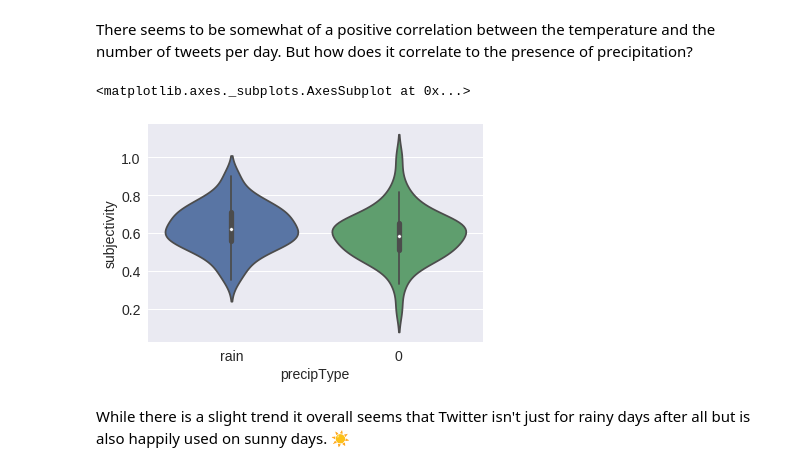
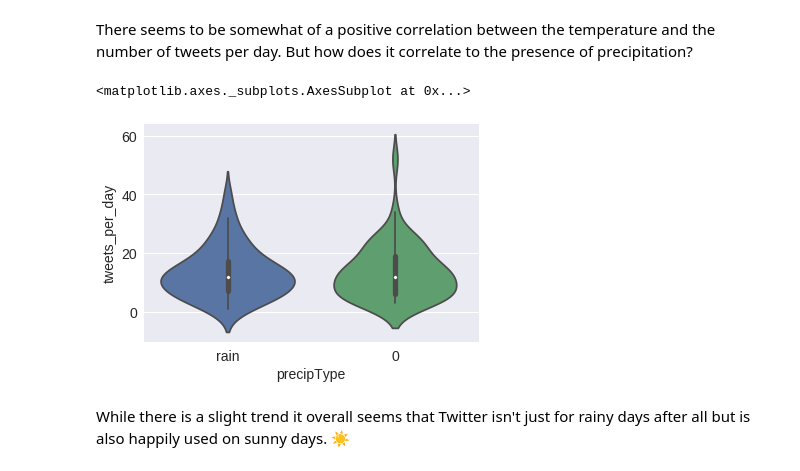
Before and after one commit to OpenHumans/ohjh-example-notebooks, a Jupyter notebook: twitter-under-the-weather.ipynb, the cells around one changed output. Drawn from its saved outputs; the diff is of its cells as text; code cells hidden in the pictures.

Commit message:
fix last graph

```diff
--- a/twitter-under-the-weather.ipynb
+++ b/twitter-under-the-weather.ipynb
@@ -12,7 +12,7 @@ The `DATARANGE_START` and `DATARANGE_END` give the boundaries for which your ana
 
 You might consider paying for additional API calls to *Dark Sky* as it's rather cheap: Making 10,000 calls costs US $1.00 and you can [set up daily usage limits](https://darksky.net/dev/account/edit) to make sure you don't accumulate too much costs.
 # %%
-DARKSKY_KEY = 'ENTER_YOUR_KEY'
+DARKSKY_KEY = 'ENTER_YOUR_KEY_HERE'
 DATARANGE_START = "2016-06-01"
 DATARANGE_END = "2018-05-08"
 # %% [markdown]
@@ -504,10 +504,10 @@ sns.lmplot(x="temperatureLow", y="tweets_per_day", data=twitter_moves_subset,low
 There seems to be somewhat of a positive correlation between the temperature and the number of tweets per day. But how does it correlate to the presence of precipitation?
 # %%
 sns.violinplot(x='precipType',
-               y='subjectivity',
+               y='tweets_per_day',
                data=twitter_moves_subset[twitter_moves_subset['precipType'] != 'snow'])
 # %% [output]
 <matplotlib.axes._subplots.AxesSubplot at 0x...>
-[figure, old version]
+[figure, new version]
 # %% [markdown]
 While there is a slight trend it overall seems that Twitter isn't just for rainy days after all but is also happily used on sunny days. ☀️
```
